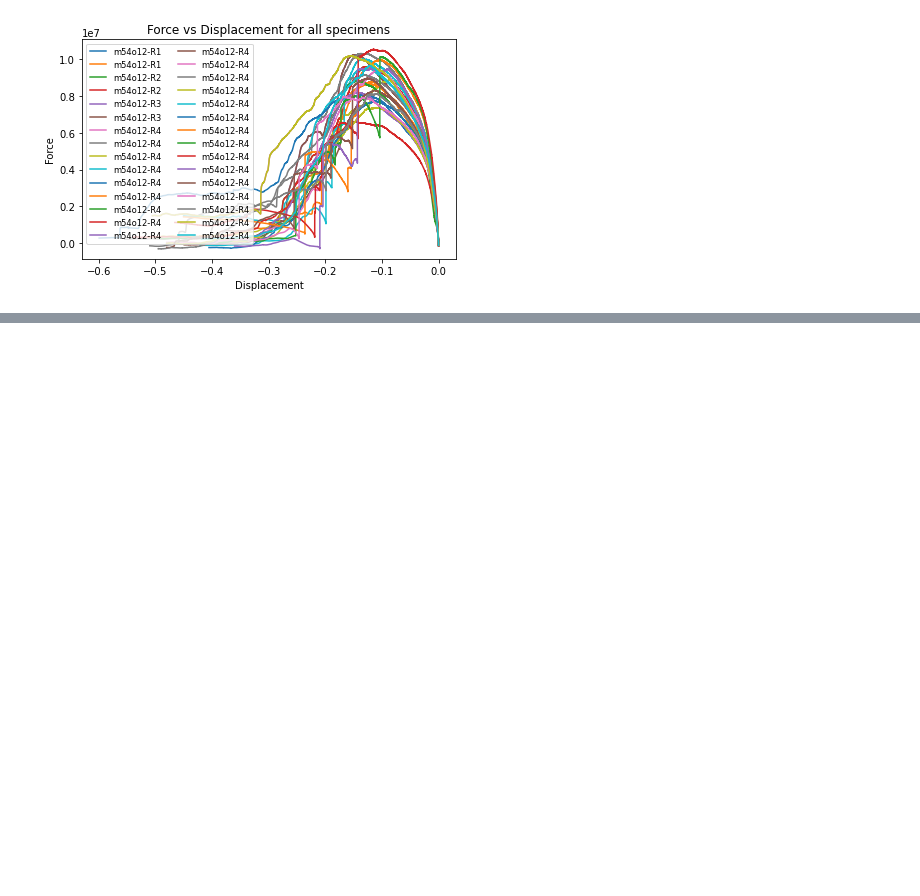
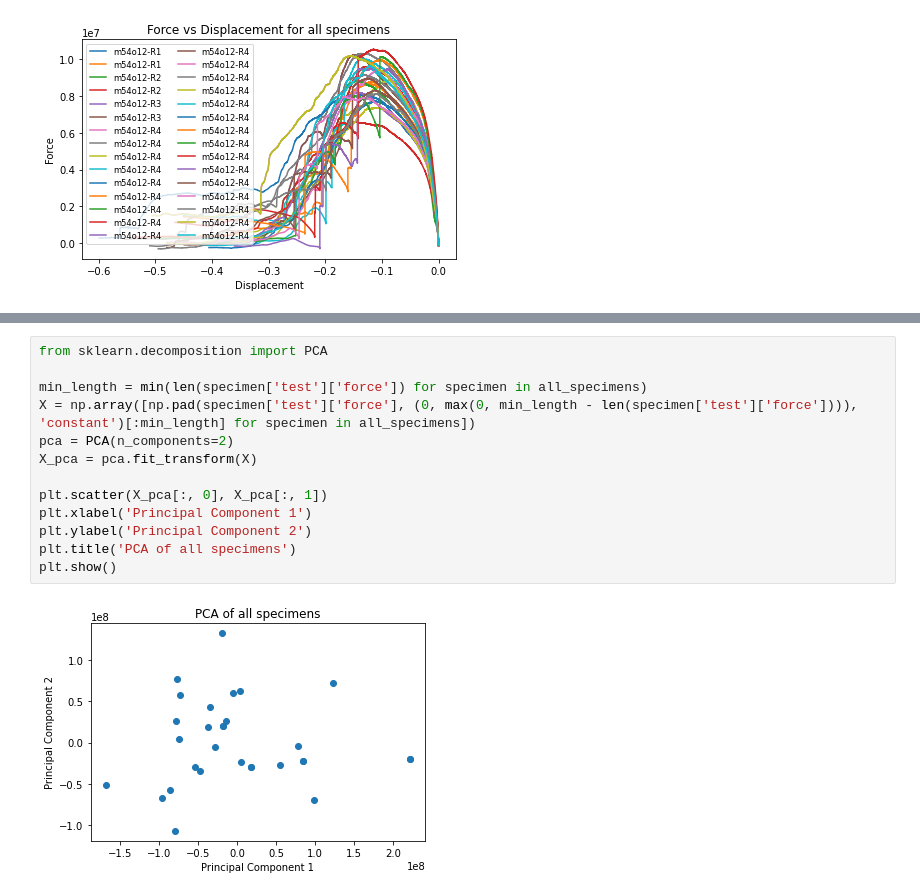
Before and after one commit to cfsrc/FastenerConnectionTeam, a Jupyter notebook: OSB_JSON.ipynb, the cells around one changed output, grey strips where cells are left out. Drawn from its saved outputs; the diff is of its cells as text; blank space fills up the shorter version.

```diff
--- a/OSB_JSON.ipynb
+++ b/OSB_JSON.ipynb
@@ -194,0 +356,15 @@ plt.show()
+# %%
+from sklearn.decomposition import PCA
+
+min_length = min(len(specimen['test']['force']) for specimen in all_specimens)
+X = np.array([np.pad(specimen['test']['force'], (0, max(0, min_length - len(specimen['test']['force']))), 'constant')[:min_length] for specimen in all_specimens])
+pca = PCA(n_components=2)
+X_pca = pca.fit_transform(X)
+
+plt.scatter(X_pca[:, 0], X_pca[:, 1])
+plt.xlabel('Principal Component 1')
+plt.ylabel('Principal Component 2')
+plt.title('PCA of all specimens')
+plt.show()
+# %% [output]
+[figure, added]
```
Also changed, not shown: parts of 10 cells of this notebook.
